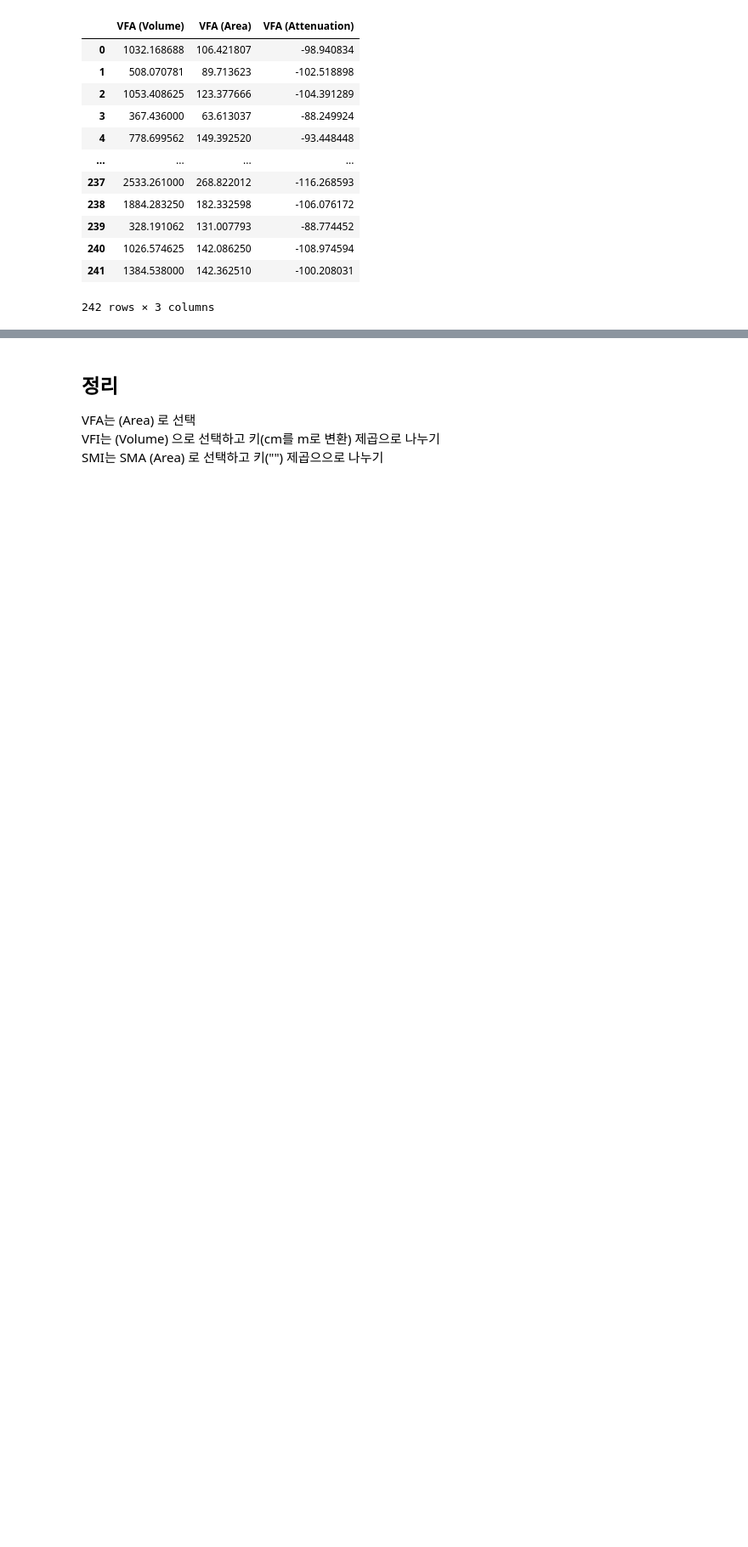
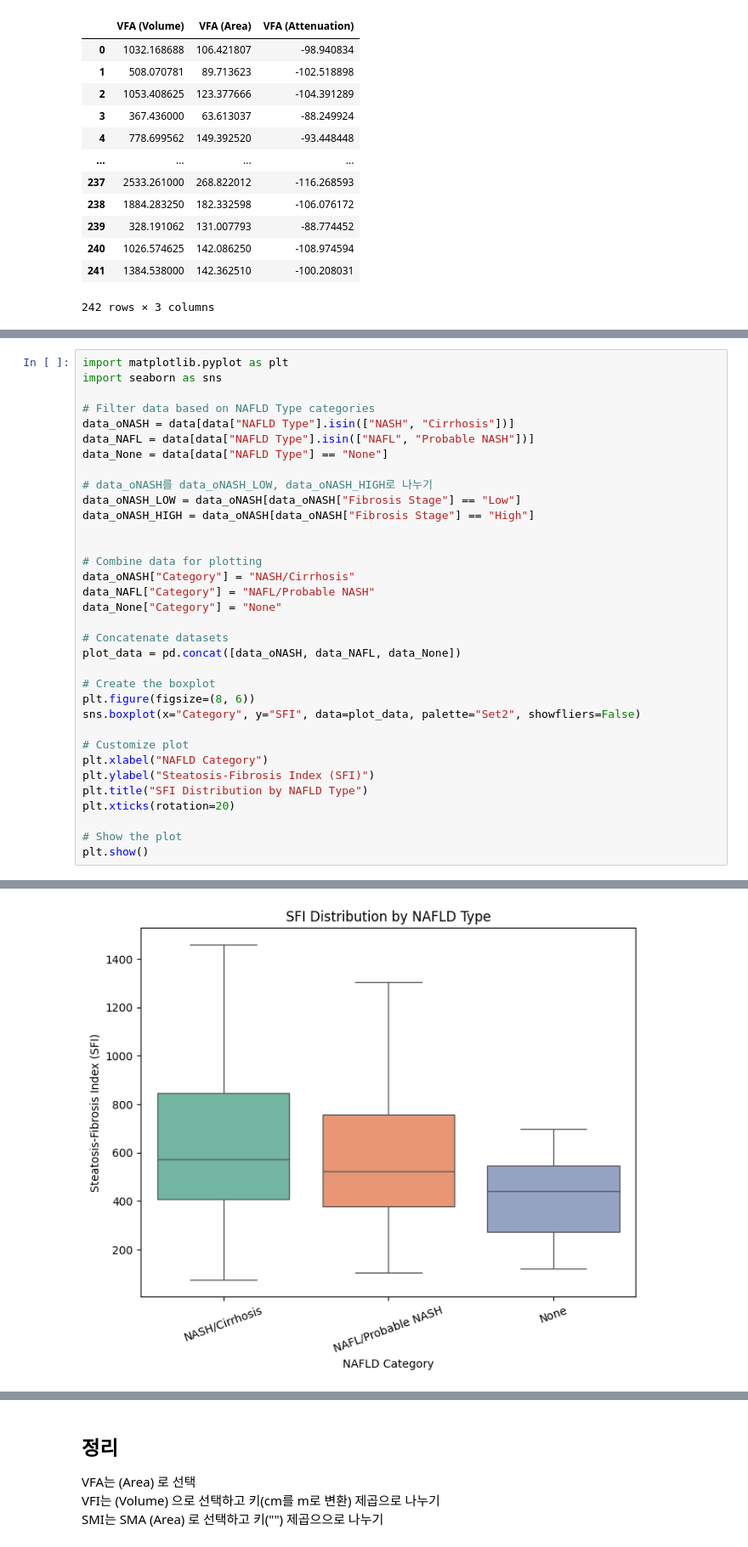
Before and after one commit to skhyun15/data, a Jupyter notebook: analysis.ipynb, the cells around one changed output, grey strips where cells are left out. Shown at 85% size. Drawn from its saved outputs; the diff is of its cells as text; blank space fills up the shorter version.

```diff
--- a/analysis.ipynb
+++ b/analysis.ipynb
@@ -64,0 +149,35 @@ data[columns_to_display]
+# %%
+import matplotlib.pyplot as plt
+import seaborn as sns
+
+# Filter data based on NAFLD Type categories
+data_oNASH = data[data["NAFLD Type"].isin(["NASH", "Cirrhosis"])]
+data_NAFL = data[data["NAFLD Type"].isin(["NAFL", "Probable NASH"])]
+data_None = data[data["NAFLD Type"] == "None"]
+
+# data_oNASH를 data_oNASH_LOW, data_oNASH_HIGH로 나누기
+data_oNASH_LOW = data_oNASH[data_oNASH["Fibrosis Stage"] == "Low"]
+data_oNASH_HIGH = data_oNASH[data_oNASH["Fibrosis Stage"] == "High"]
+
+
+# Combine data for plotting
+data_oNASH["Category"] = "NASH/Cirrhosis"
+data_NAFL["Category"] = "NAFL/Probable NASH"
+data_None["Category"] = "None"
+
+# Concatenate datasets
+plot_data = pd.concat([data_oNASH, data_NAFL, data_None])
+
+# Create the boxplot
+plt.figure(figsize=(8, 6))
+sns.boxplot(x="Category", y="SFI", data=plot_data, palette="Set2", showfliers=False)
+
+# Customize plot
+plt.xlabel("NAFLD Category")
+plt.ylabel("Steatosis-Fibrosis Index (SFI)")
+plt.title("SFI Distribution by NAFLD Type")
+plt.xticks(rotation=20)
+
+# Show the plot
+plt.show()
+# %% [output]
@@ -64,0 +203 @@ data[columns_to_display]
+[figure, added]
```
Also changed, not shown: parts of 52 cells of this notebook, 47 other files.
